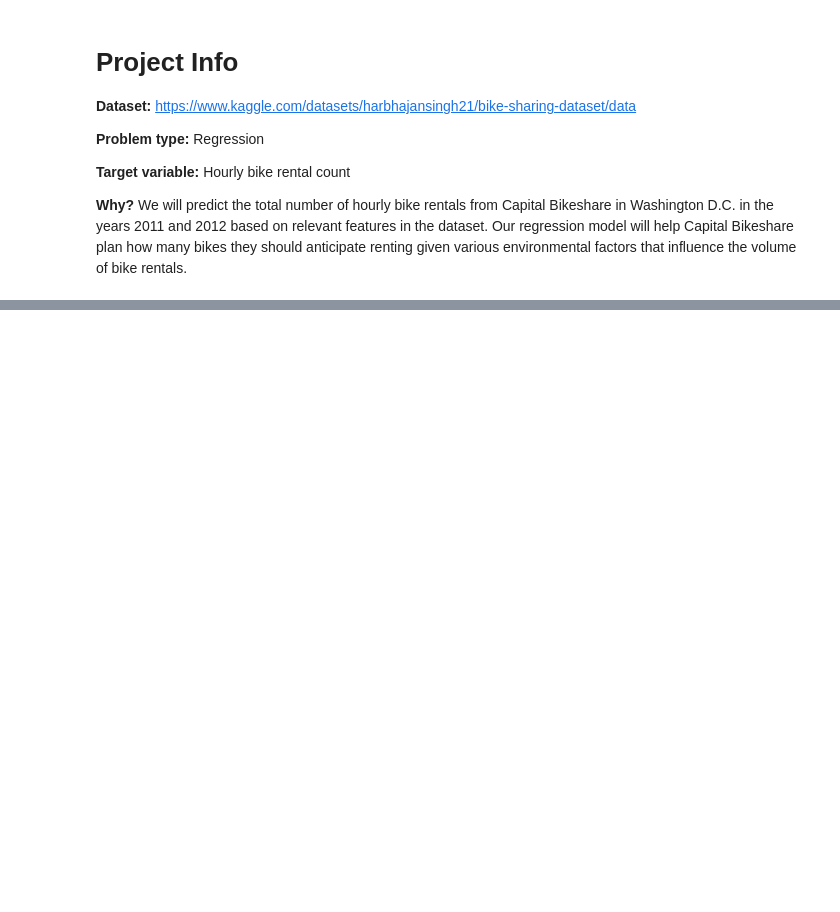
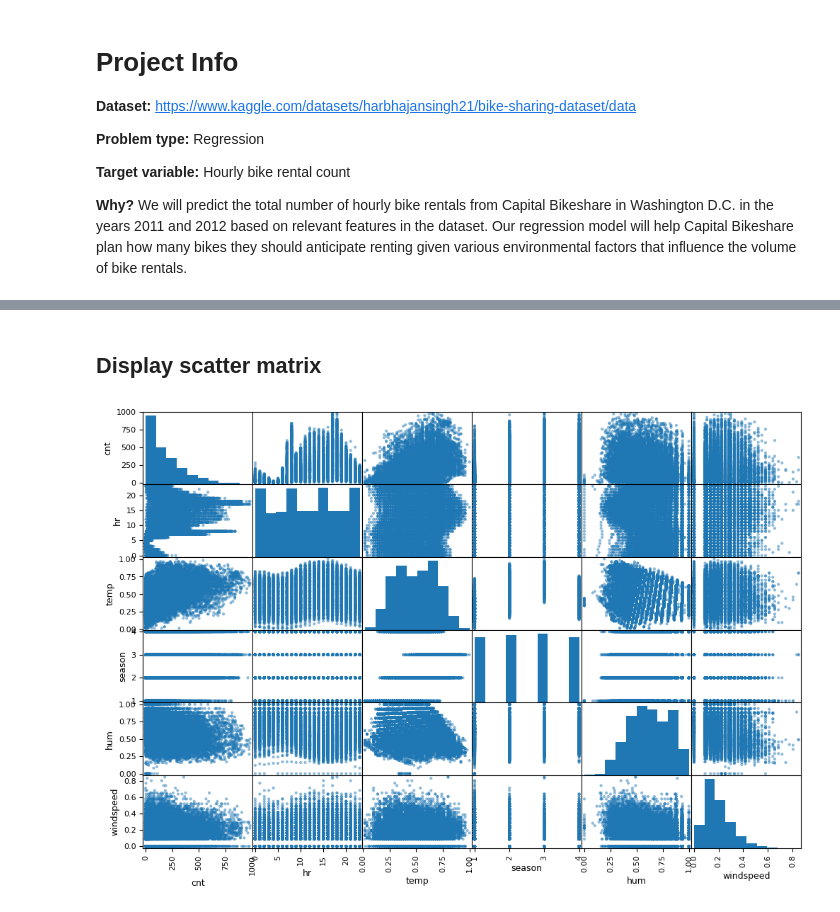
Before and after one commit to maddyBrown19/audomadic-regressor, a Jupyter notebook: audomadic.ipynb, the cells around one changed output, grey strips where cells are left out. Cells and saved outputs as stored; diff of their text form; code cells hidden in the pictures; blank space fills up the shorter version.

```diff
--- a/audomadic.ipynb
+++ b/audomadic.ipynb
@@ -43,0 +128,8 @@ NameError: name 'np' is not defined
+# %% [markdown]
+## Display scatter matrix
+# %%
+attributes = ["cnt", "hr", "temp", "season", "hum", "windspeed"]
+scatter_matrix(bikes[attributes], figsize = (12, 8))
+plot.show()
+# %% [output]
+[figure, added]
```
Also changed, not shown: parts of 22 cells of this notebook.
